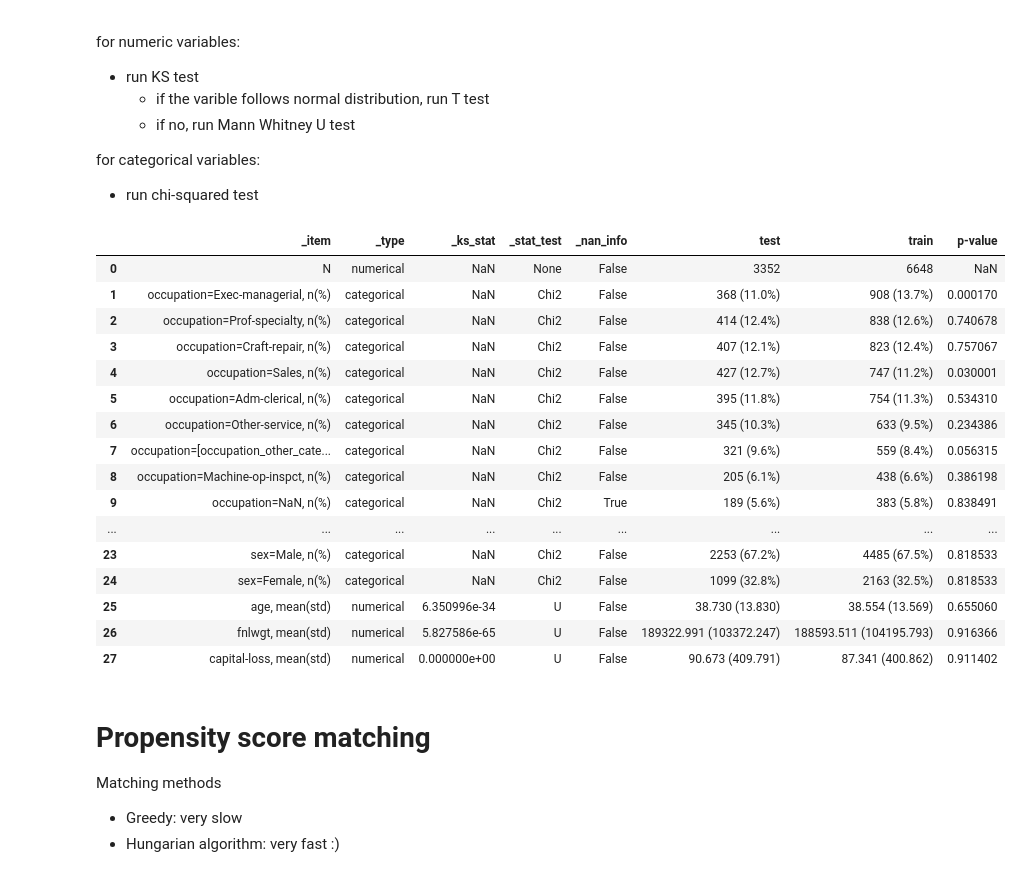
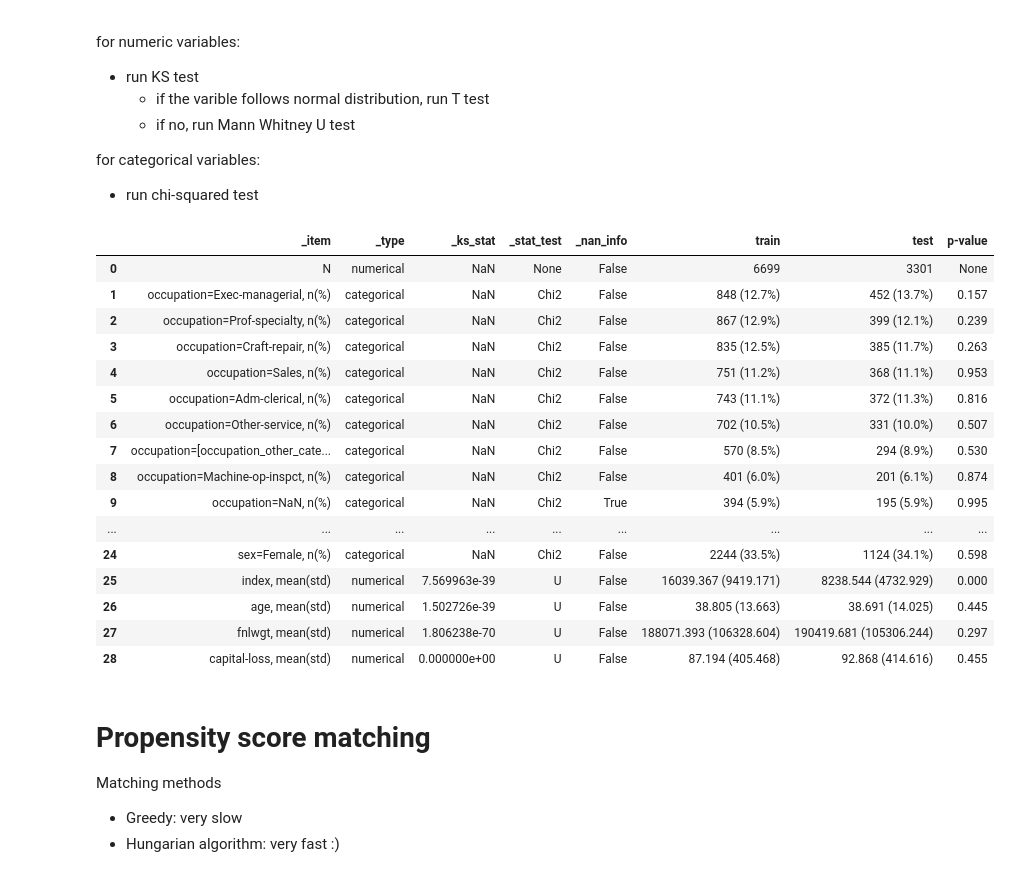
Before and after one commit to analokmaus/kuma_utils, a Jupyter notebook: examples/Statistical_analysis.ipynb, the cells around one changed output. Cells and saved outputs as stored; diff of their text form; code cells hidden in the pictures.

```diff
--- a/examples/Statistical_analysis.ipynb
+++ b/examples/Statistical_analysis.ipynb
@@ -7,7 +7,9 @@ from kuma_utils.stats import PropensityScoreMatching, make_demographic_table
 from kuma_utils.preprocessing import PrepPipeline, SelectCategorical, SelectNumerical, DummyVarible, DistTransformer, Cast
 # %%
-from catboost.datasets import adult
-train, test = adult()
+# from catboost.datasets import adult
+# train, test = adult()
+train = pd.read_csv('input/uci_train.csv')
+test = pd.read_csv('input/uci_test.csv')
 full_dataset = pd.concat([train.assign(group='train'), test.assign(group='test')], axis=0)
 # %% [markdown]
 # Make demopgraphic table (a.k.a. Table 1)
@@ -20,27 +22,29 @@ for categorical variables:
 - run chi-squared test
 # %%
 full_dataset = full_dataset[
-    ['occupation', 'education', 'age', 'sex', 'fnlwgt', 'capital-loss', 'group']].copy().sample(10000)  # To make it simple
+    ['occupation', 'education', 'age', 'sex', 'fnlwgt', 'capital-loss', 'group']].copy().sample(10000).reset_index()  # To make it simple
 # %%
-make_demographic_table(full_dataset, group_col='group', display_cols=full_dataset.columns, categorical_omission_count=10)
+make_demographic_table(
+    full_dataset,
+    group_col='group', display_cols=full_dataset.columns, categorical_omission_count=10)
 # %% [output]
-|  | _item | _type | _ks_stat | _stat_test | _nan_info | test | train | p-value |
-| 0 | N | numerical | NaN | None | False | 3352 | 6648 | NaN |
-| 1 | occupation=Exec-managerial, n(%) | categorical | NaN | Chi2 | False | 368 (11.0%) | 908 (13.7%) | 0.000170 |
-| 2 | occupation=Prof-specialty, n(%) | categorical | NaN | Chi2 | False | 414 (12.4%) | 838 (12.6%) | 0.740678 |
-| 3 | occupation=Craft-repair, n(%) | categorical | NaN | Chi2 | False | 407 (12.1%) | 823 (12.4%) | 0.757067 |
-| 4 | occupation=Sales, n(%) | categorical | NaN | Chi2 | False | 427 (12.7%) | 747 (11.2%) | 0.030001 |
-| 5 | occupation=Adm-clerical, n(%) | categorical | NaN | Chi2 | False | 395 (11.8%) | 754 (11.3%) | 0.534310 |
-| 6 | occupation=Other-service, n(%) | categorical | NaN | Chi2 | False | 345 (10.3%) | 633 (9.5%) | 0.234386 |
-| 7 | occupation=[occupation_other_cate... | categorical | NaN | Chi2 | False | 321 (9.6%) | 559 (8.4%) | 0.056315 |
-| 8 | occupation=Machine-op-inspct, n(%) | categorical | NaN | Chi2 | False | 205 (6.1%) | 438 (6.6%) | 0.386198 |
-| 9 | occupation=NaN, n(%) | categorical | NaN | Chi2 | True | 189 (5.6%) | 383 (5.8%) | 0.838491 |
+|  | _item | _type | _ks_stat | _stat_test | _nan_info | train | test | p-value |
+| 0 | N | numerical | NaN | None | False | 6699 | 3301 | None |
+| 1 | occupation=Exec-managerial, n(%) | categorical | NaN | Chi2 | False | 848 (12.7%) | 452 (13.7%) | 0.157 |
+| 2 | occupation=Prof-specialty, n(%) | categorical | NaN | Chi2 | False | 867 (12.9%) | 399 (12.1%) | 0.239 |
+| 3 | occupation=Craft-repair, n(%) | categorical | NaN | Chi2 | False | 835 (12.5%) | 385 (11.7%) | 0.263 |
+| 4 | occupation=Sales, n(%) | categorical | NaN | Chi2 | False | 751 (11.2%) | 368 (11.1%) | 0.953 |
+| 5 | occupation=Adm-clerical, n(%) | categorical | NaN | Chi2 | False | 743 (11.1%) | 372 (11.3%) | 0.816 |
+| 6 | occupation=Other-service, n(%) | categorical | NaN | Chi2 | False | 702 (10.5%) | 331 (10.0%) | 0.507 |
+| 7 | occupation=[occupation_other_cate... | categorical | NaN | Chi2 | False | 570 (8.5%) | 294 (8.9%) | 0.530 |
+| 8 | occupation=Machine-op-inspct, n(%) | categorical | NaN | Chi2 | False | 401 (6.0%) | 201 (6.1%) | 0.874 |
+| 9 | occupation=NaN, n(%) | categorical | NaN | Chi2 | True | 394 (5.9%) | 195 (5.9%) | 0.995 |
 | ... | ... | ... | ... | ... | ... | ... | ... | ... |
-| 23 | sex=Male, n(%) | categorical | NaN | Chi2 | False | 2253 (67.2%) | 4485 (67.5%) | 0.818533 |
-| 24 | sex=Female, n(%) | categorical | NaN | Chi2 | False | 1099 (32.8%) | 2163 (32.5%) | 0.818533 |
-| 25 | age, mean(std) | numerical | 6.350996e-34 | U | False | 38.730 (13.830) | 38.554 (13.569) | 0.655060 |
-| 26 | fnlwgt, mean(std) | numerical | 5.827586e-65 | U | False | 189322.991 (103372.247) | 188593.511 (104195.793) | 0.916366 |
-| 27 | capital-loss, mean(std) | numerical | 0.000000e+00 | U | False | 90.673 (409.791) | 87.341 (400.862) | 0.911402 |
+| 24 | sex=Female, n(%) | categorical | NaN | Chi2 | False | 2244 (33.5%) | 1124 (34.1%) | 0.598 |
+| 25 | index, mean(std) | numerical | 7.569963e-39 | U | False | 16039.367 (9419.171) | 8238.544 (4732.929) | 0.000 |
+| 26 | age, mean(std) | numerical | 1.502726e-39 | U | False | 38.805 (13.663) | 38.691 (14.025) | 0.445 |
+| 27 | fnlwgt, mean(std) | numerical | 1.806238e-70 | U | False | 188071.393 (106328.604) | 190419.681 (105306.244) | 0.297 |
+| 28 | capital-loss, mean(std) | numerical | 0.000000e+00 | U | False | 87.194 (405.468) | 92.868 (414.616) | 0.455 |
 # %% [markdown]
 # Propensity score matching
 Matching methods
```
Also changed, not shown: parts of 9 cells of this notebook, 5 other files.
